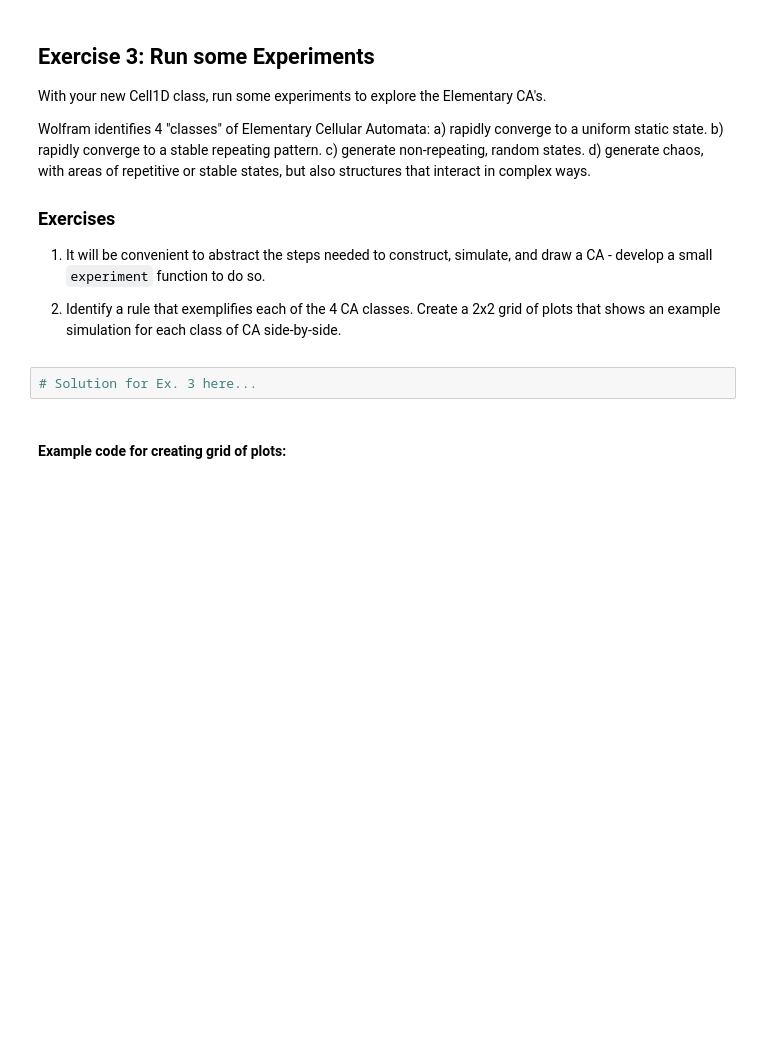
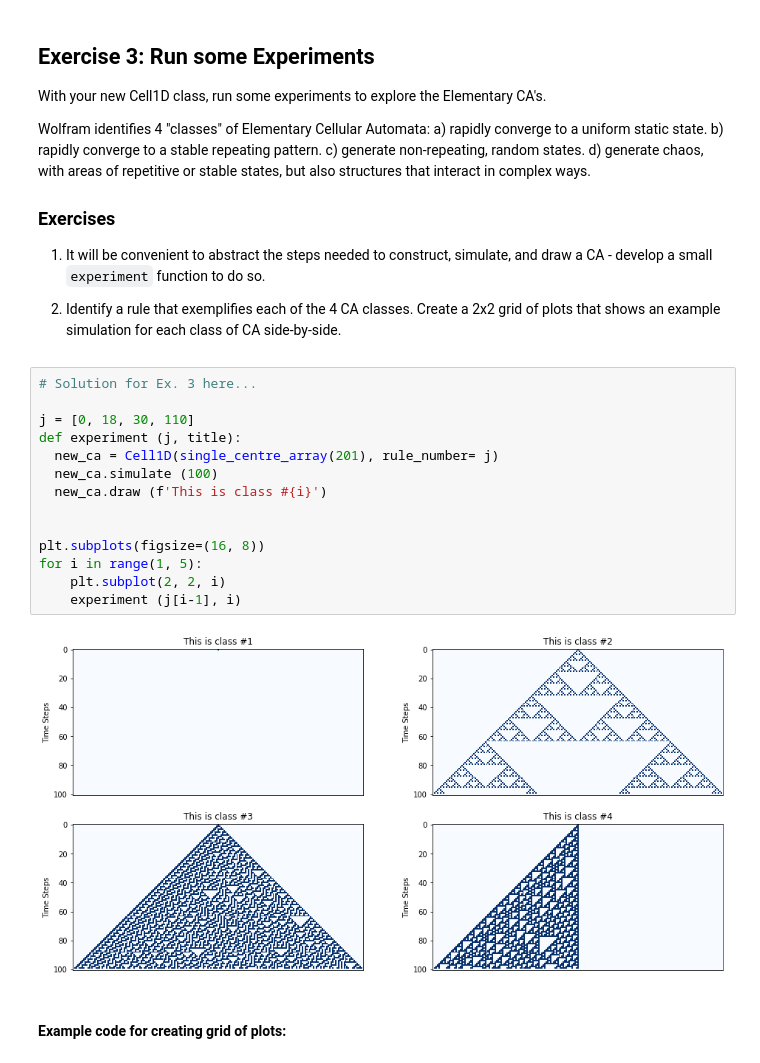
Before and after one commit to rdonald03/cap-comp215, a Jupyter notebook: labs/lab05.ipynb, the cells around one changed output. Saved outputs shown, nothing was run; the diff lists cells and outputs as text; blank space fills up the shorter version.

```diff
--- a/labs/lab05.ipynb
+++ b/labs/lab05.ipynb
@@ -205,8 +207,22 @@ Wolfram identifies 4 "classes" of Elementary Cellular Automata:
 
 2. Identify a rule that exemplifies each of the 4 CA classes.
    Create a 2x2 grid of plots that shows an example simulation for each class of CA side-by-side.
-# %%
-# Solution for Ex. 3 here...
+# %%
+# Solution for Ex. 3 here...
+
+j = [0, 18, 30, 110]
+def experiment (j, title):
+  new_ca = Cell1D(single_centre_array(201), rule_number= j)
+  new_ca.simulate (100)
+  new_ca.draw (f'This is class #{i}')
+
+
+plt.subplots(figsize=(16, 8))
+for i in range(1, 5):
+    plt.subplot(2, 2, i)
+    experiment (j[i-1], i)
+# %% [output]
+[figure, added]
 # %% [markdown]
 #### Example code for creating grid of plots:
 # %%
```
Also changed, not shown: parts of 4 cells of this notebook.
